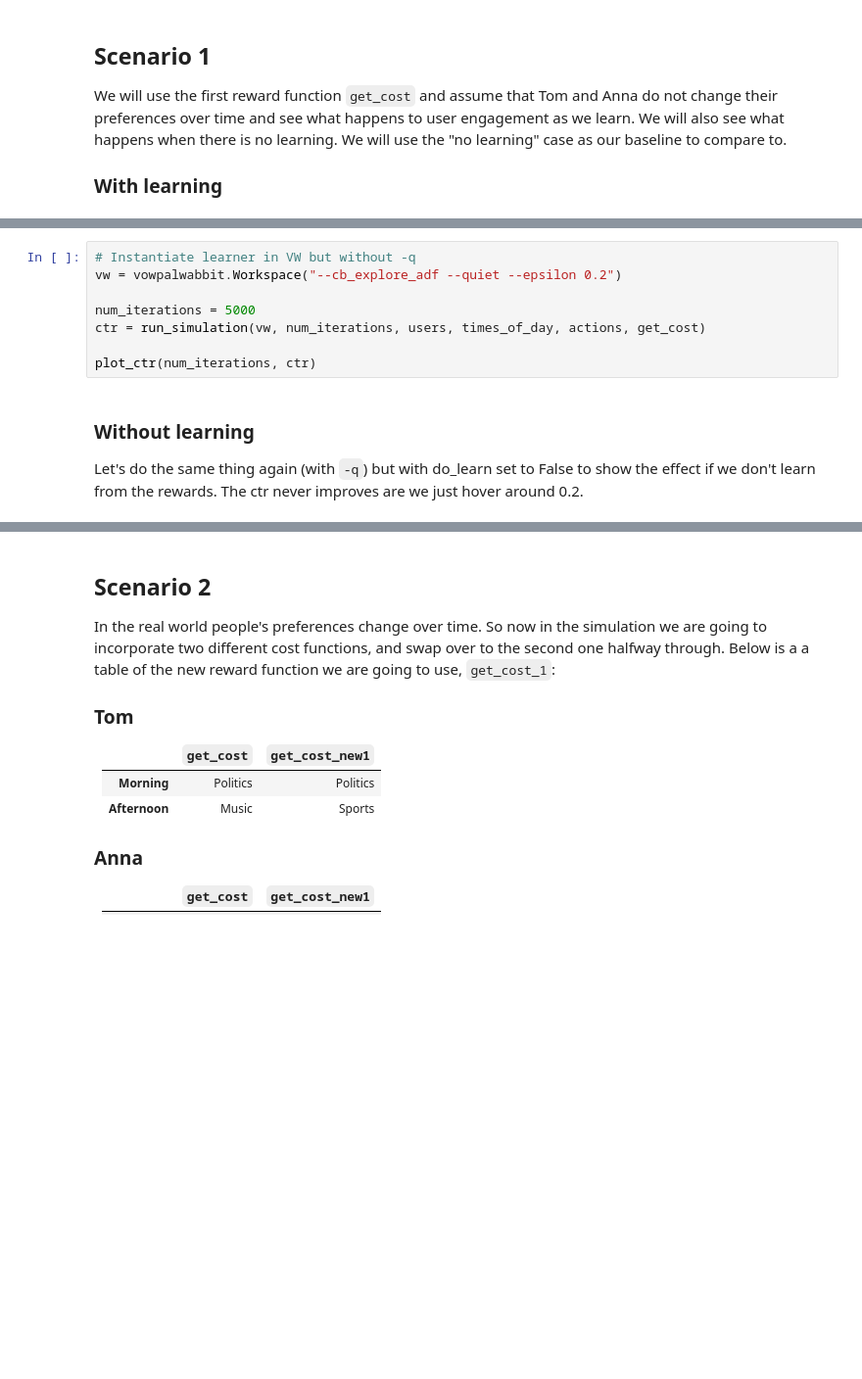
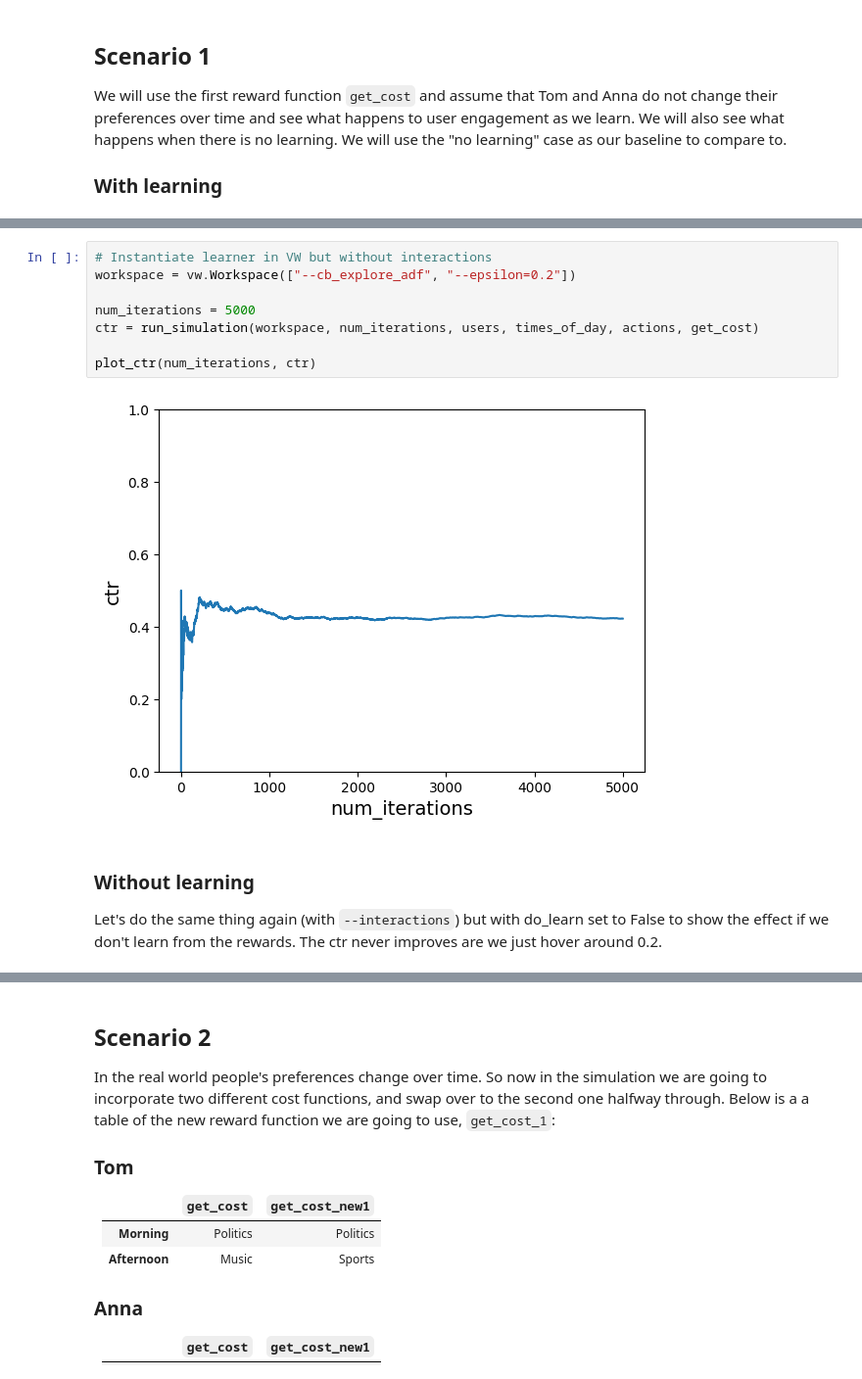
Before and after one commit to Sciform/sciform-hwz-rl-and-qml, a Jupyter notebook: RL_CaseStudyRL1.2_NewsPersonalizationWithContextualBandits.ipynb, the cells around one changed output, grey strips where cells are left out. Shown: that part at 98% size. Cells and saved outputs as stored; diff of their text form; blank space fills up the shorter version.

```diff
--- a/RL_CaseStudyRL1.2_NewsPersonalizationWithContextualBandits.ipynb
+++ b/RL_CaseStudyRL1.2_NewsPersonalizationWithContextualBandits.ipynb
@@ -232,14 +282,16 @@ You'll notice in the arguments we supply to VW, **we include `-q UA`**. This is
 # %%
-# Instantiate learner in VW but without -q
-vw = vowpalwabbit.Workspace("--cb_explore_adf --quiet --epsilon 0.2")
+# Instantiate learner in VW but without interactions
+workspace = vw.Workspace(["--cb_explore_adf", "--epsilon=0.2"])
 
 num_iterations = 5000
-ctr = run_simulation(vw, num_iterations, users, times_of_day, actions, get_cost)
+ctr = run_simulation(workspace, num_iterations, users, times_of_day, actions, get_cost)
 
 plot_ctr(num_iterations, ctr)
+# %% [output]
+[figure, added]
 # %% [markdown]
 
 ### Without learning
-Let's do the same thing again (with `-q`) but with do_learn set to False to show the effect if we don't learn from the rewards. The ctr never improves are we just hover around 0.2.
+Let's do the same thing again (with `--interactions`) but with do_learn set to False to show the effect if we don't learn from the rewards. The ctr never improves are we just hover around 0.2.
 # %%
 # Instantiate learner in VW
```
Also changed, not shown: parts of 25 cells of this notebook, 1 other file.
